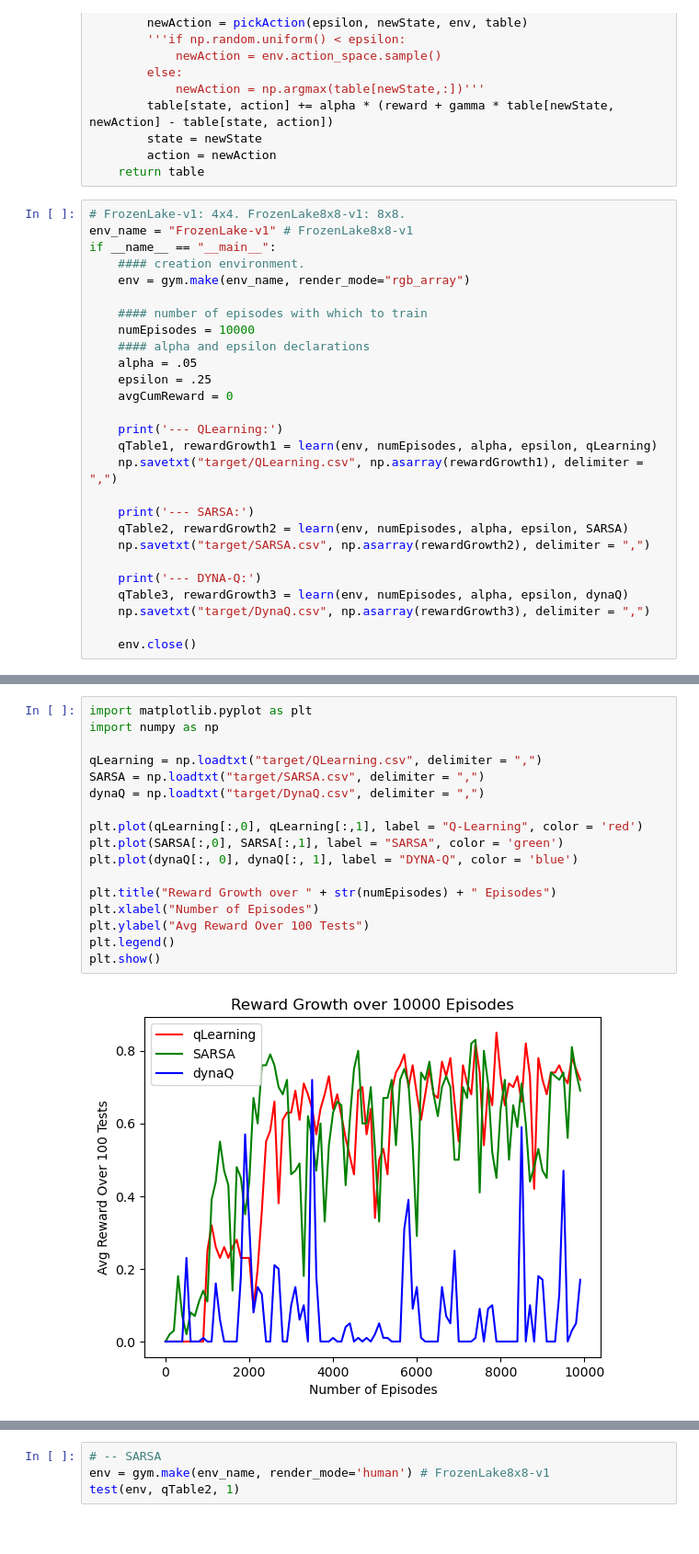
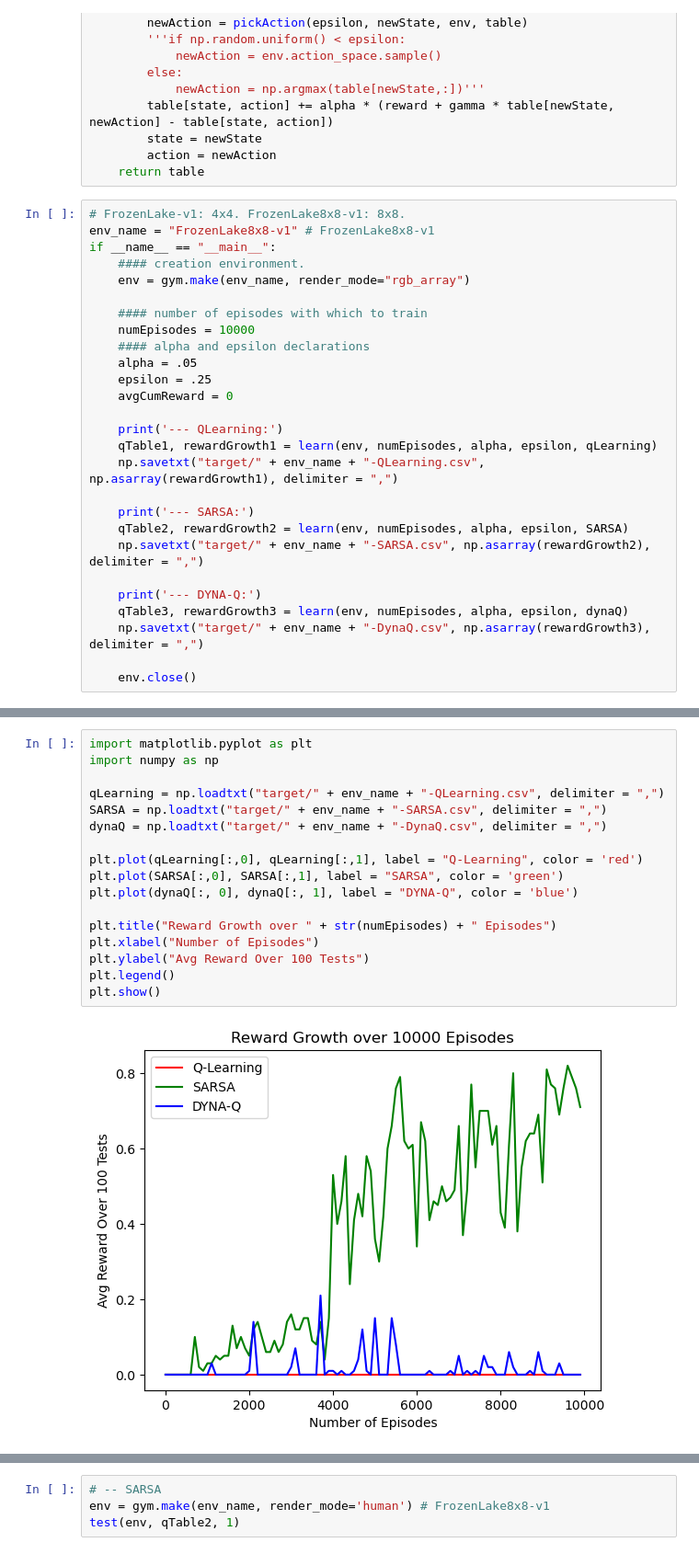
Before and after one commit to reinforcement-learning-experiments/OTUS_homeworks, a Jupyter notebook: homework4_1v.ipynb, the cells around one changed output, grey strips where cells are left out. Shown at 92% size. Drawn from its saved outputs; the diff is of its cells as text.

```diff
--- a/homework4_1v.ipynb
+++ b/homework4_1v.ipynb
@@ -175,7 +180,7 @@ def SARSA(env, table, alpha, epsilon):
     return table
 # %%
 # FrozenLake-v1: 4x4. FrozenLake8x8-v1: 8x8.
-env_name = "FrozenLake-v1" # FrozenLake8x8-v1
+env_name = "FrozenLake8x8-v1" # FrozenLake8x8-v1
 if __name__ == "__main__":
     #### creation environment.
     env = gym.make(env_name, render_mode="rgb_array")
@@ -189,15 +194,15 @@ if __name__ == "__main__":
 
     print('--- QLearning:')
     qTable1, rewardGrowth1 = learn(env, numEpisodes, alpha, epsilon, qLearning)
-    np.savetxt("target/QLearning.csv", np.asarray(rewardGrowth1), delimiter = ",")
+    np.savetxt("target/" + env_name + "-QLearning.csv", np.asarray(rewardGrowth1), delimiter = ",")
 
     print('--- SARSA:')
     qTable2, rewardGrowth2 = learn(env, numEpisodes, alpha, epsilon, SARSA)
-    np.savetxt("target/SARSA.csv", np.asarray(rewardGrowth2), delimiter = ",")
+    np.savetxt("target/" + env_name + "-SARSA.csv", np.asarray(rewardGrowth2), delimiter = ",")
 
     print('--- DYNA-Q:')
     qTable3, rewardGrowth3 = learn(env, numEpisodes, alpha, epsilon, dynaQ)
-    np.savetxt("target/DynaQ.csv", np.asarray(rewardGrowth3), delimiter = ",")
+    np.savetxt("target/" + env_name + "-DynaQ.csv", np.asarray(rewardGrowth3), delimiter = ",")
 
     env.close()
 # %% [output]
@@ -221,22 +226,22 @@ average reward = 0.17
 # %%
 import matplotlib.pyplot as plt
 import numpy as np
 
-qLearning = np.loadtxt("target/QLearning.csv", delimiter = ",")
-SARSA = np.loadtxt("target/SARSA.csv", delimiter = ",")
-dynaQ = np.loadtxt("target/DynaQ.csv", delimiter = ",")
+qLearning = np.loadtxt("target/" + env_name + "-QLearning.csv", delimiter = ",")
+SARSA = np.loadtxt("target/" + env_name + "-SARSA.csv", delimiter = ",")
+dynaQ = np.loadtxt("target/" + env_name + "-DynaQ.csv", delimiter = ",")
 
 plt.plot(qLearning[:,0], qLearning[:,1], label = "Q-Learning", color = 'red')
 plt.plot(SARSA[:,0], SARSA[:,1], label = "SARSA", color = 'green')
 plt.plot(dynaQ[:, 0], dynaQ[:, 1], label = "DYNA-Q", color = 'blue')
 
 plt.title("Reward Growth over " + str(numEpisodes) + " Episodes")
 plt.xlabel("Number of Episodes")
 plt.ylabel("Avg Reward Over 100 Tests")
 plt.legend()
 plt.show()
 # %% [output]
-[figure, old version]
+[figure, new version]
 # %%
 # -- QTable
 env = gym.make(env_name, render_mode='human') # FrozenLake8x8-v1
```
Also changed, not shown: parts of 6 cells of this notebook, 1 other file.
